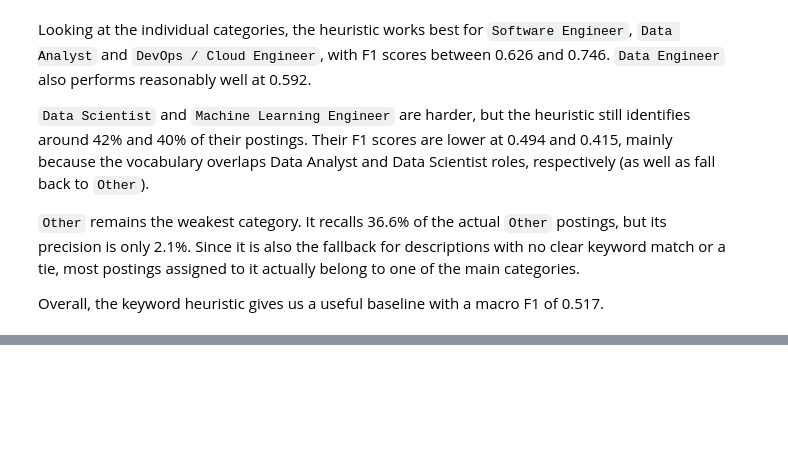
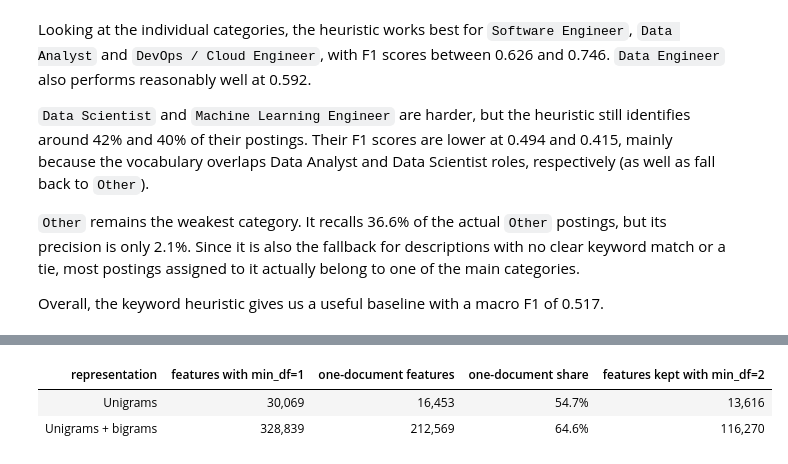
Before and after one commit to Tyainss/job-posting-nlp, a Jupyter notebook: job_posting_nlp_take_home_task.ipynb, the cells around one changed output, grey strips where cells are left out. Saved outputs shown, nothing was run; the diff lists cells and outputs as text; code cells hidden in the pictures; blank space fills up the shorter version.

```diff
--- a/job_posting_nlp_take_home_task.ipynb
+++ b/job_posting_nlp_take_home_task.ipynb
@@ -1880,0 +1904,65 @@ Overall, the keyword heuristic gives us a useful baseline with a macro F1 of 0.5
+# %%
+diagnostic_train_indices, _ = cv_folds[0]
+diagnostic_texts = X_development.iloc[
+    diagnostic_train_indices
+]
+
+vocabulary_rows = []
+
+for representation, ngram_range in [
+    ("Unigrams", (1, 1)),
+    ("Unigrams + bigrams", (1, 2)),
+]:
+    vectorizer = TfidfVectorizer(
+        ngram_range=ngram_range,
+        min_df=1,
+    )
+    tfidf_matrix = vectorizer.fit_transform(
+        diagnostic_texts
+    )
+
+    document_frequencies = np.asarray(
+        tfidf_matrix.getnnz(axis=0)
+    ).ravel()
+
+    total_features = len(document_frequencies)
+    one_document_features = int(
+        (document_frequencies == 1).sum()
+    )
+
+    vocabulary_rows.append(
+        {
+            "representation": representation,
+            "features with min_df=1": total_features,
+            "one-document features": (
+                one_document_features
+            ),
+            "one-document share": (
+                one_document_features / total_features
+            ),
+            "features kept with min_df=2": int(
+                (document_frequencies >= 2).sum()
+            ),
+        }
+    )
+
+vocabulary_diagnostic = pd.DataFrame(
+    vocabulary_rows
+)
+
+display(
+    vocabulary_diagnostic.style
+    .hide(axis="index")
+    .format(
+        {
+            "features with min_df=1": "{:,}",
+            "one-document features": "{:,}",
+            "one-document share": "{:.1%}",
+            "features kept with min_df=2": "{:,}",
+        }
+    )
+)
+# %% [output]
+| representation | features with min_df=1 | one-document features | one-document share | features kept with min_df=2 |
+| Unigrams | 30,069 | 16,453 | 54.7% | 13,616 |
+| Unigrams + bigrams | 328,839 | 212,569 | 64.6% | 116,270 |
```
Also changed, not shown: parts of 13 cells of this notebook.
